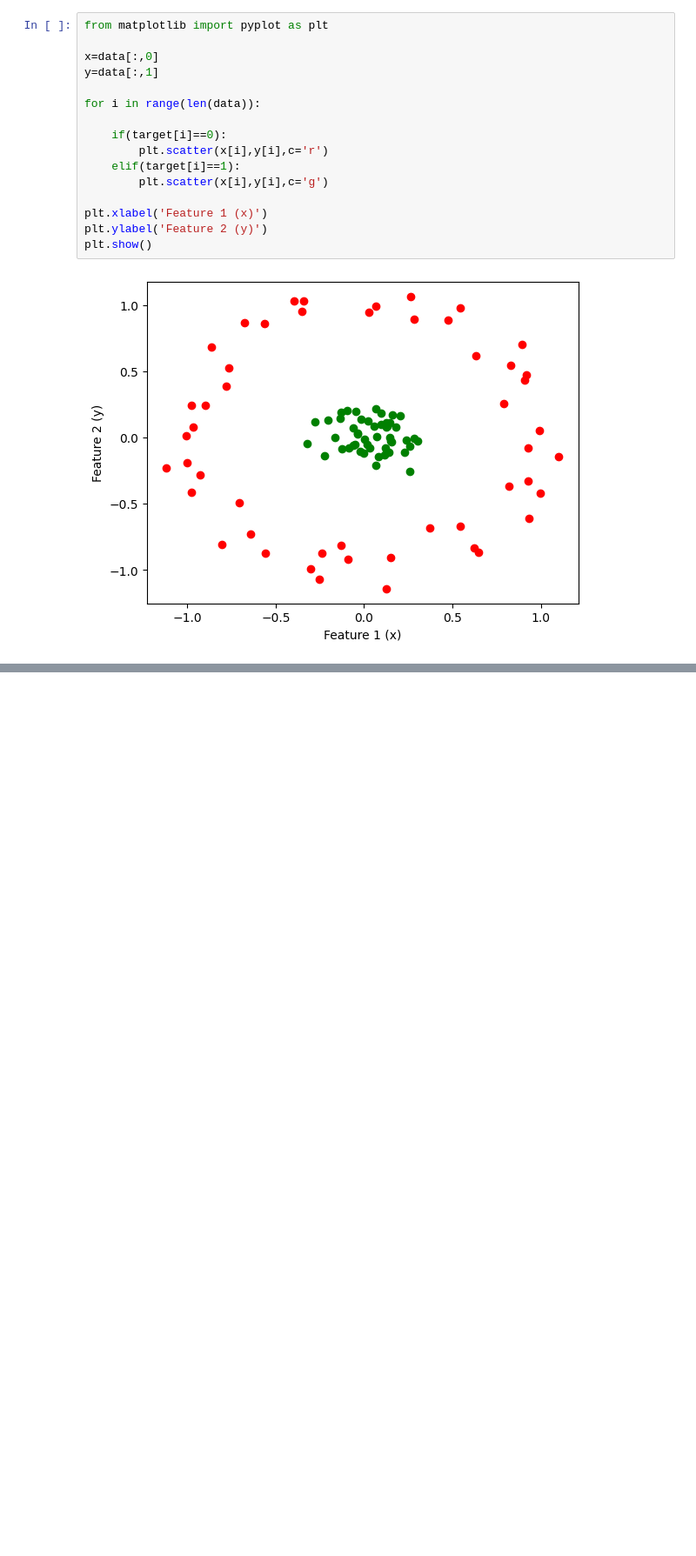
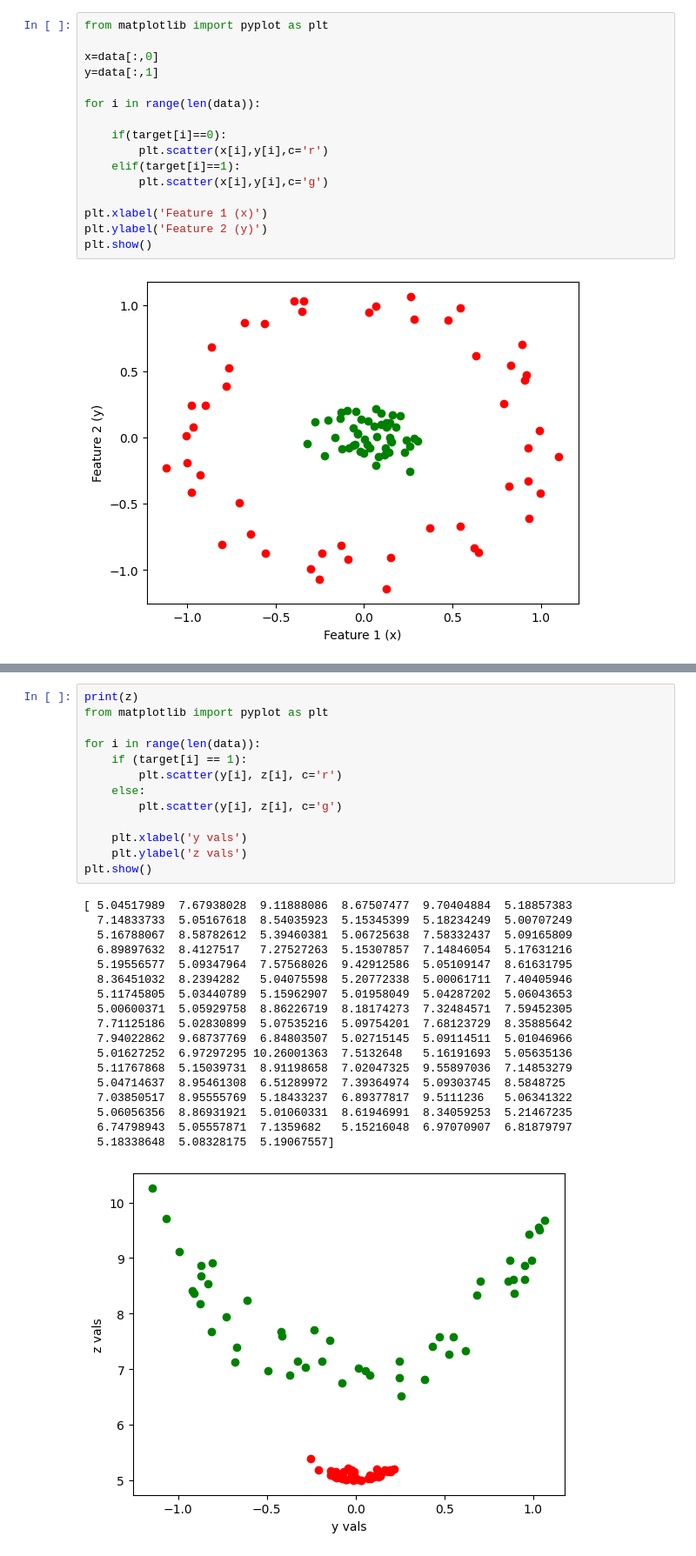
Before and after one commit to induwara20014/python-new, a Jupyter notebook: AI/Support Vector Machine.ipynb, the cells around one changed output, grey strips where cells are left out. Shown: that part at 87% size. Saved outputs shown, nothing was run; the diff lists cells and outputs as text; blank space fills up the shorter version.

```diff
--- a/AI/Support Vector Machine.ipynb
+++ b/AI/Support Vector Machine.ipynb
@@ -66,0 +154,32 @@ plt.show()
+# %%
+print(z)
+from matplotlib import pyplot as plt
+
+for i in range(len(data)):
+    if (target[i] == 1):
+        plt.scatter(y[i], z[i], c='r')
+    else:
+        plt.scatter(y[i], z[i], c='g')
+
+    plt.xlabel('y vals')
+    plt.ylabel('z vals')
+plt.show()
+# %% [output]
+[ 5.04517989  7.67938028  9.11888086  8.67507477  9.70404884  5.18857383
+  7.14833733  5.05167618  8.54035923  5.15345399  5.18234249  5.00707249
+  5.16788067  8.58782612  5.39460381  5.06725638  7.58332437  5.09165809
+  6.89897632  8.4127517   7.27527263  5.15307857  7.14846054  5.17631216
+  5.19556577  5.09347964  7.57568026  9.42912586  5.05109147  8.61631795
+  8.36451032  8.2394282   5.04075598  5.20772338  5.00061711  7.40405946
+  5.11745805  5.03440789  5.15962907  5.01958049  5.04287202  5.06043653
+  5.00600371  5.05929758  8.86226719  8.18174273  7.32484571  7.59452305
+  7.71125186  5.02830899  5.07535216  5.09754201  7.68123729  8.35885642
+  7.94022862  9.68737769  6.84803507  5.02715145  5.09114511  5.01046966
+  5.01627252  6.97297295 10.26001363  7.5132648   5.16191693  5.05635136
+  5.11767868  5.15039731  8.91198658  7.02047325  9.55897036  7.14853279
+  5.04714637  8.95461308  6.51289972  7.39364974  5.09303745  8.5848725
+  7.03850517  8.95555769  5.18433237  6.89377817  9.5111236   5.06341322
+  5.06056356  8.86931921  5.01060331  8.61946991  8.34059253  5.21467235
+  6.74798943  5.05557871  7.1359682   5.15216048  6.97070907  6.81879797
+  5.18338648  5.08328175  5.19067557]
+[figure, added]
```
Also changed, not shown: parts of 7 cells of this notebook.
